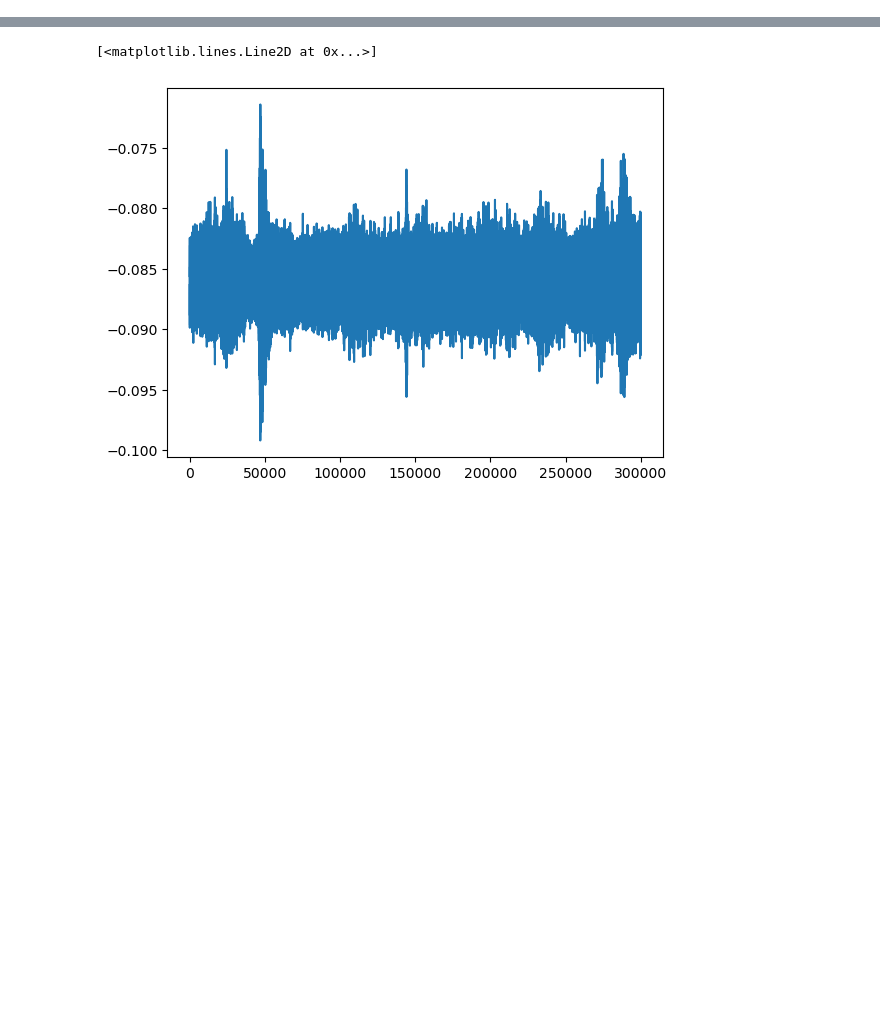
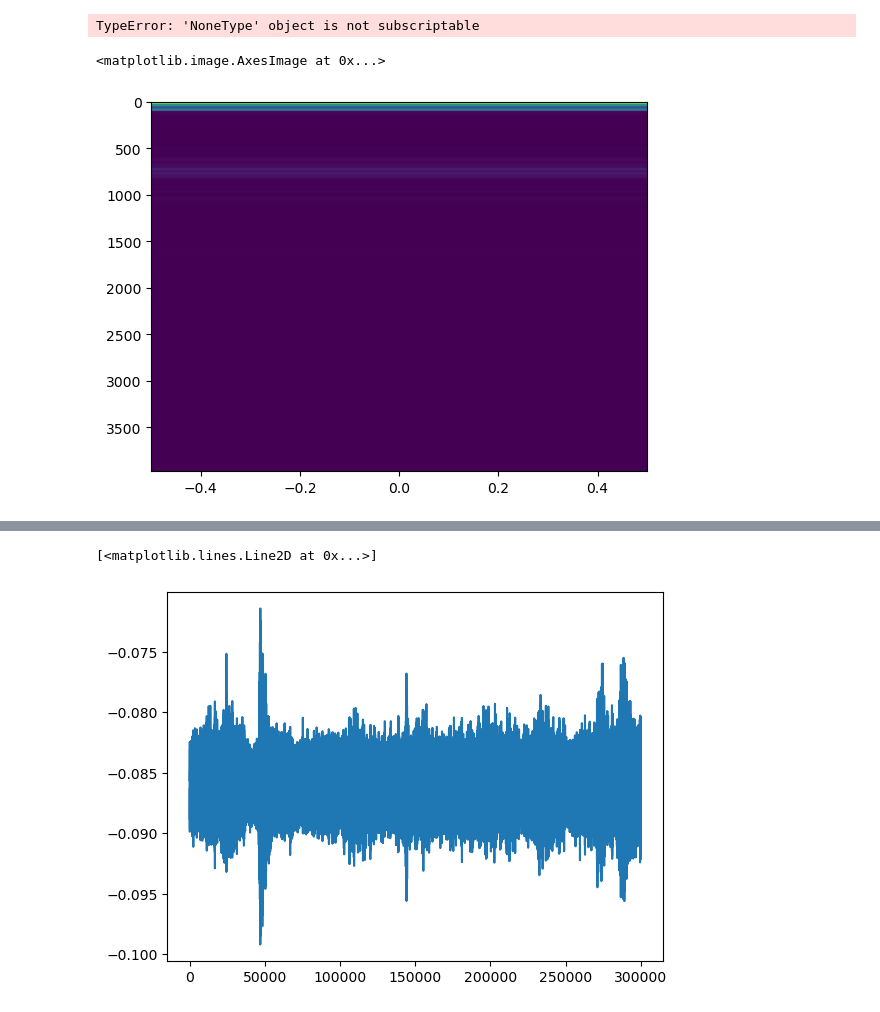
Before and after one commit to YacineBelHadj/AD_yacine, a Jupyter notebook: notebooks/feature/analyse_psd.ipynb, the cells around one changed output, grey strips where cells are left out. Saved outputs shown, nothing was run; the diff lists cells and outputs as text; code cells hidden in the pictures; blank space fills up the shorter version.

```diff
--- a/notebooks/feature/analyse_psd.ipynb
+++ b/notebooks/feature/analyse_psd.ipynb
@@ -86,5 +94,27 @@ Sx = scattering(np.array(list(data.values())))
+# %%
+T = 75000
+J = 16# number of scales 2**J = 2**12 = 4096, so we have 4096/250 = 16.384 seconds
+Q = 36 # number of wavelets per octave
+scattering = Scattering1D(J, T, Q)
+# %%
+data['ACC3_Z']
+# %% [output]
+TypeError: 'NoneType' object is not subscriptable
 # %%
 meta = scattering.meta()
 order0 = np.where(meta['order'] == 0)
 order1 = np.where(meta['order'] == 1)
 order2 = np.where(meta['order'] == 2)
+# %%
+sig=data['ACC3_Z']
+sig = sig - np.mean(sig)
+sig=decimate(sig,4)
+# %%
+Sx = scattering(sig)
+# %%
+Sx = np.log(np.abs(Sx) + 1e-6)
+# %%
+plt.imshow(Sx, aspect='auto',)
+# %% [output]
+<matplotlib.image.AxesImage at 0x...>
+[figure, added]
```
Also changed, not shown: parts of 13 cells of this notebook, 7 other files.
